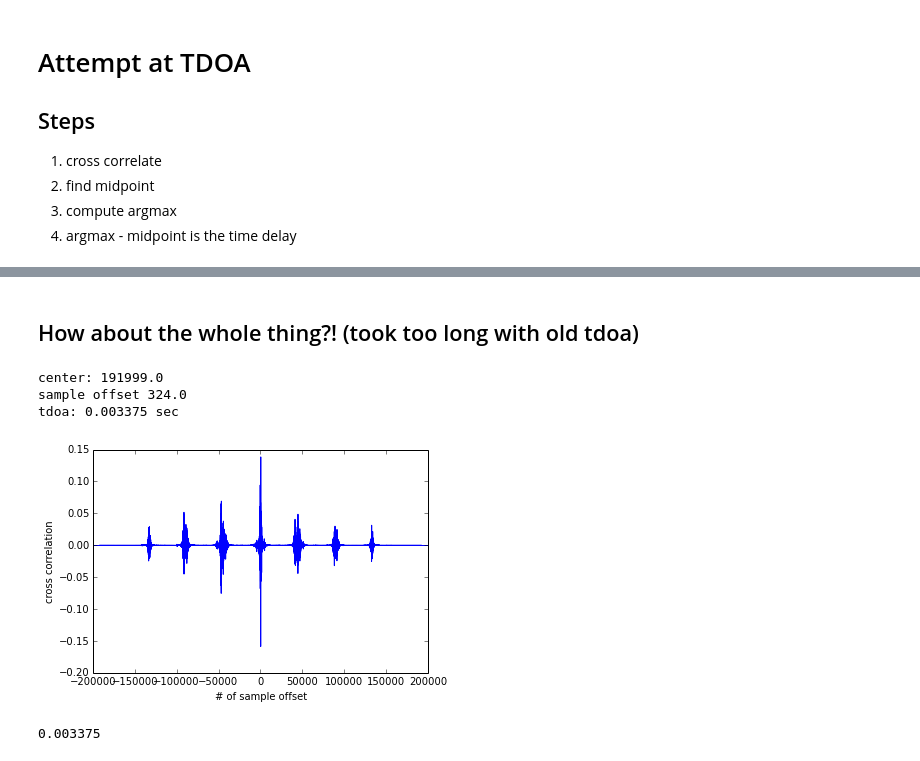
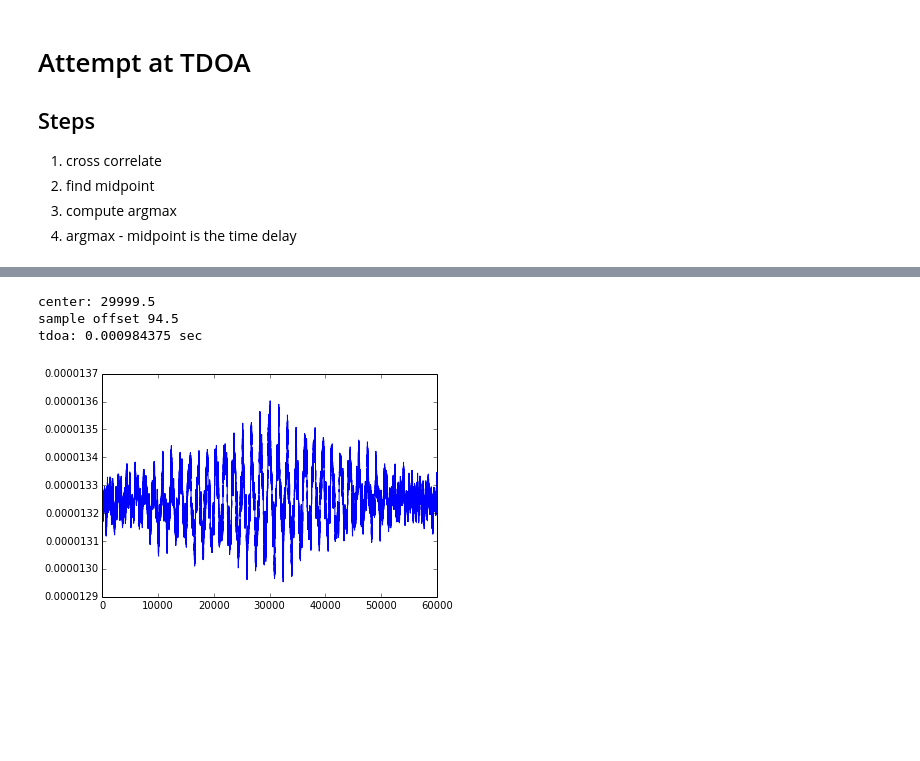
Before and after one commit to mvcisback/damped_waveguide, a Jupyter notebook: tdoa.ipynb, the cells around one changed output, grey strips where cells are left out. Saved outputs shown, nothing was run; the diff lists cells and outputs as text; code cells hidden in the pictures; blank space fills up the shorter version.

```diff
--- a/tdoa.ipynb
+++ b/tdoa.ipynb
@@ -35,11 +35,10 @@ plt.show()
 # %% [markdown]
 # Zooming in on 1000 samples
 # %%
-START = 240000
-OFFSET = 8000
-x = range(START, START+OFFSET)
-plt.plot(x, captured[0, START:START+OFFSET])
-plt.plot(x, captured[1, START:START+OFFSET])
+START = 44000
+x = range(START, START+6000)
+plt.plot(x, captured[0, START:START+6000])
+plt.plot(x, captured[1, START:START+6000])
 plt.xlabel("nth sample")
 plt.ylabel("amplitude")
 plt.show()
@@ -96,23 +93,20 @@ tdoa: -0.00391145833333 sec
 # %%
+from numpy import concatenate
+
+
 def tdoa2(start, end):
-    x = captured[0, start:end]
-    x1 = captured[1, start:end]
-    y = ifft(fft(x)*conjugate(fft(x1)))
-    y0 = y[0:len(y)/2]
-    y1 = y[len(y)/2:-1]
-    y2 = concatenate([y1, y0])
-    center = len(y2)/2
-    offset = argmax(y2) - len(y2)/2
-    time_delay = offset / SAMPLE_RATE
+    x0 = captured[0,START:START+60000]
+    x1 = captured[1, START:START+60000]
+    y = real(ifft(fft(x0)*conjugate(fft(x1))))
+    right = y[0:len(y)/2]
+    left = y[len(y)/2:-1]
+    correlated = concatenate([left, right])
+    plt.plot(correlated)
 
+    center = len(correlated)/2
+    max_index = argmax(correlated)
+    offset = max_index - center
 
     print("center: {}".format(center))
     print("sample offset {}".format(offset))
     print("tdoa: {} sec".format(offset/SAMPLE_RATE))
-
-    plt.plot(arange(-center, center), y2)
-    plt.xlabel("# of sample offset")
-    plt.ylabel("cross correlation")
-    plt.axhline(0)
-    plt.show()
-    return offset, time_delay
@@ -137,10 +113,7 @@ tdoa: -0.00359895833333 sec
-# %% [markdown]
-## How about the whole thing?! (took too long with old tdoa)
 # %%
-tdoa2(0,-1)[1]
+tdoa2(0, -1)
 # %% [output]
-center: 191999.0
-sample offset 324.0
-tdoa: 0.003375 sec
+center: 29999.5
+sample offset 94.5
+tdoa: 0.000984375 sec
-[figure, old version]
+[figure, new version]
-0.003375
```
Also changed, not shown: parts of 10 cells of this notebook, 6 other files.
